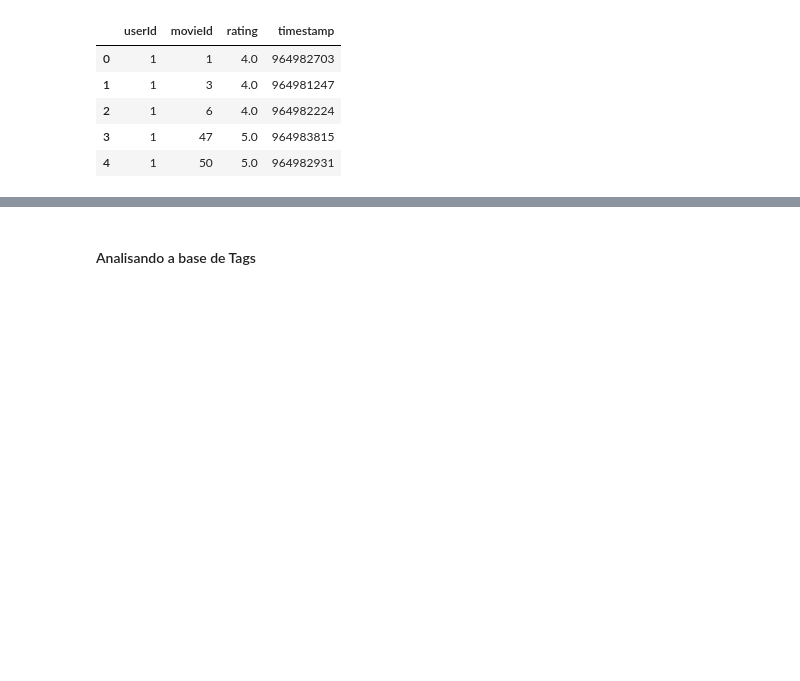
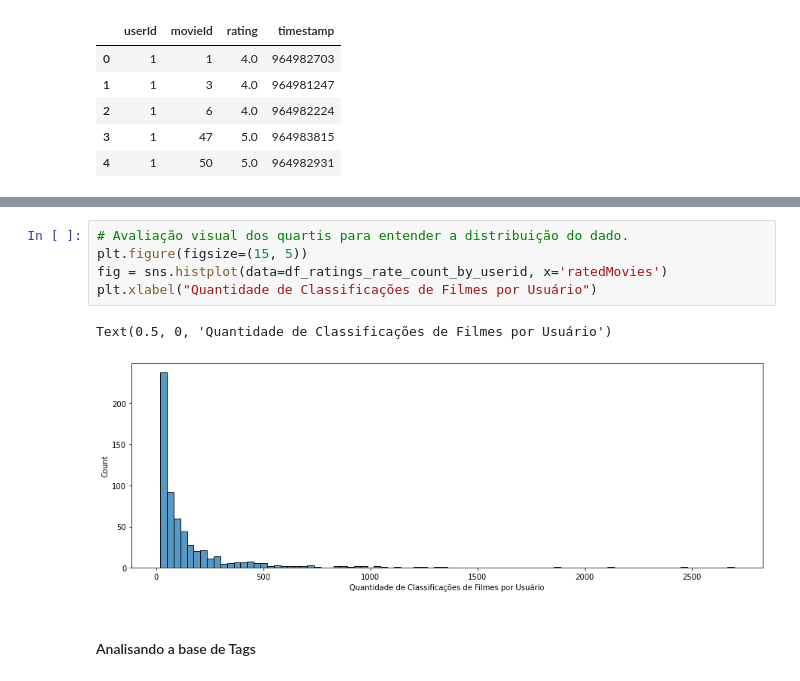
Before and after one commit to thpomari/posgraduacao, a Jupyter notebook: atividades/avaliacao_1/D1EAD-Avaliacao_1.ipynb, the cells around one changed output, grey strips where cells are left out. Saved outputs shown, nothing was run; the diff lists cells and outputs as text; blank space fills up the shorter version.

```diff
--- a/atividades/avaliacao_1/D1EAD-Avaliacao_1.ipynb
+++ b/atividades/avaliacao_1/D1EAD-Avaliacao_1.ipynb
@@ -246,3 +254,11 @@ Text(0.5, 0, 'Quantidade de Classificações de Filmes por Usuário')
+# %%
+# Avaliação visual dos quartis para entender a distribuição do dado.
+plt.figure(figsize=(15, 5))
+fig = sns.histplot(data=df_ratings_rate_count_by_userid, x='ratedMovies')
+plt.xlabel("Quantidade de Classificações de Filmes por Usuário")
+# %% [output]
+Text(0.5, 0, 'Quantidade de Classificações de Filmes por Usuário')
+[figure, added]
 # %% [markdown]
 #### Analisando a base de Tags
 # %%
```
Also changed, not shown: parts of 23 cells of this notebook.
